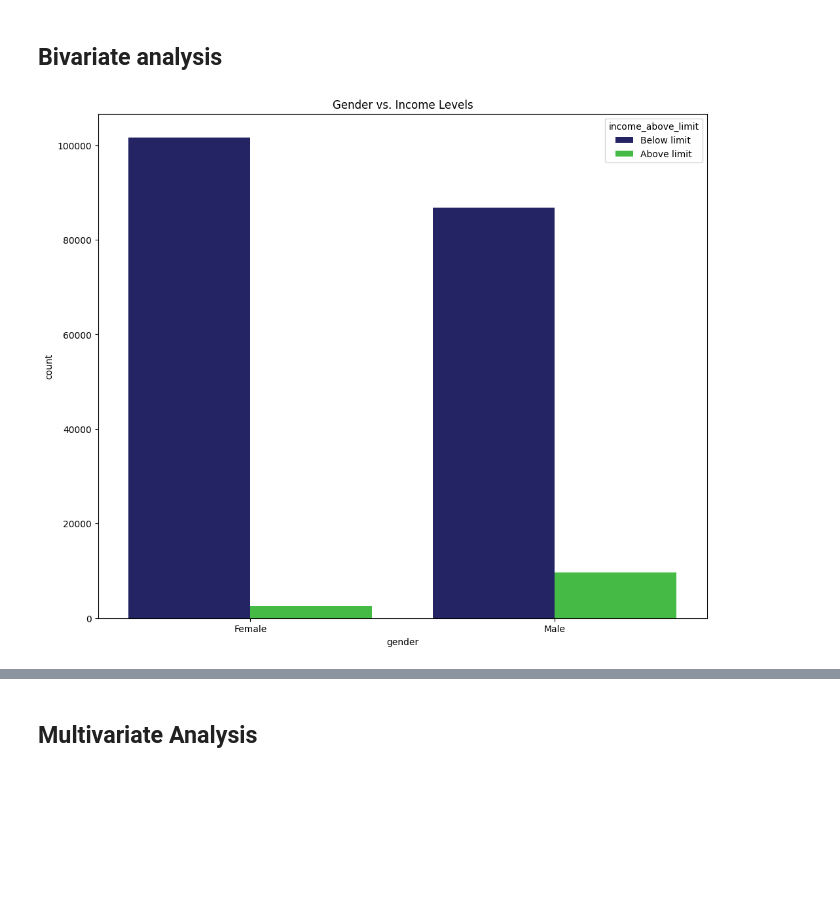
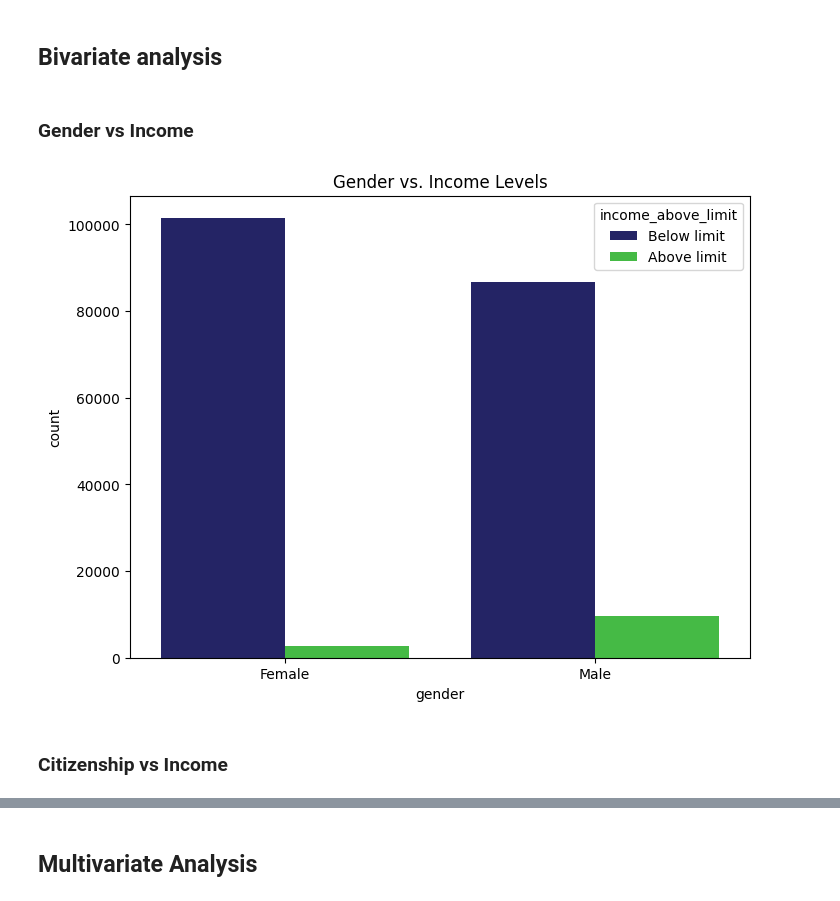
Before and after one commit to Faith-theAnalyst/Capstone_Project_Income_Prediction_Challenge, a Jupyter notebook: Code/Starter_notebook.ipynb, the cells around one changed output, grey strips where cells are left out. Saved outputs shown, nothing was run; the diff lists cells and outputs as text; code cells hidden in the pictures; blank space fills up the shorter version.

```diff
--- a/Code/Starter_notebook.ipynb
+++ b/Code/Starter_notebook.ipynb
@@ -140,7 +143,7 @@ df_var
 __This definitions give a clear guidance and understanding on what to expect in each column__
 # %%
 # Reading train and test datasets
-df = pd.read_csv('Data/Train.csv')
+df = pd.read_csv('../Data/Train.csv')
 df.head()
 # %% [output]
 |  | ID | age | gender | education | class | education_institute | marital_status | race | ... |
@@ -545,7 +503,7 @@ filtered_df
 58587 rows × 35 columns
 # %%
 # Introduce a new variable "employment_status" in the "age" column
-df['class'] = np.where(df['age'] < 18, 'Not eligible to work', df['class'])
+df['class'] = np.where(df['age'] < 18, 'Never worked', df['class'])
 df.head()
 # %% [output]
 |  | ID | age | gender | education | class | marital_status | race | is_hispanic | ... |
@@ -700,5 +664,5 @@ array(['High school graduate', '12th grade no diploma', 'Children',
 # %%
-def map_education_categories(df):
+def map_categories(df):
     # Mapping for education categories
     education_mapping = {
         'Elementary': ['less than 1st grade', '1st 2nd 3rd or 4th grade', '5th or 6th grade'],
@@ -710,7 +674,7 @@ def map_education_categories(df):
         'Masters': ['masters degree(ma ms meng med msw mba)'],
         'Professional Degree': ['prof school degree (md dds dvm llb jd)'],
         'Doctorate': ['doctorate degree(phd edd)'],
-        'Other': ['children'],
+        'Children': ['children'],
     }
     # Map citizenship names to new categories
     citizenship_mapping = {
@@ -732,4 +696,4 @@ def map_education_categories(df):
     df['education'].unique()
 
     return df
-map_education_categories(df)
+df = map_categories(df)
@@ -910,10 +782,14 @@ plt.show()
 # %% [markdown]
 ## __Bivariate analysis__
+# %% [markdown]
+### Gender vs Income
 # %%
-plt.figure(figsize=(12, 10))
+plt.figure(figsize=(8, 6))
 sns.countplot(data=df,x='gender', hue='income_above_limit', palette=['midnightblue', 'limegreen'])
 plt.title('Gender vs. Income Levels')
 plt.show()
 # %% [output]
-[figure, old version]
+[figure, new version]
+# %% [markdown]
+### Citizenship vs Income
 # %%
```
Also changed, not shown: parts of 82 cells of this notebook, 10 other files.
